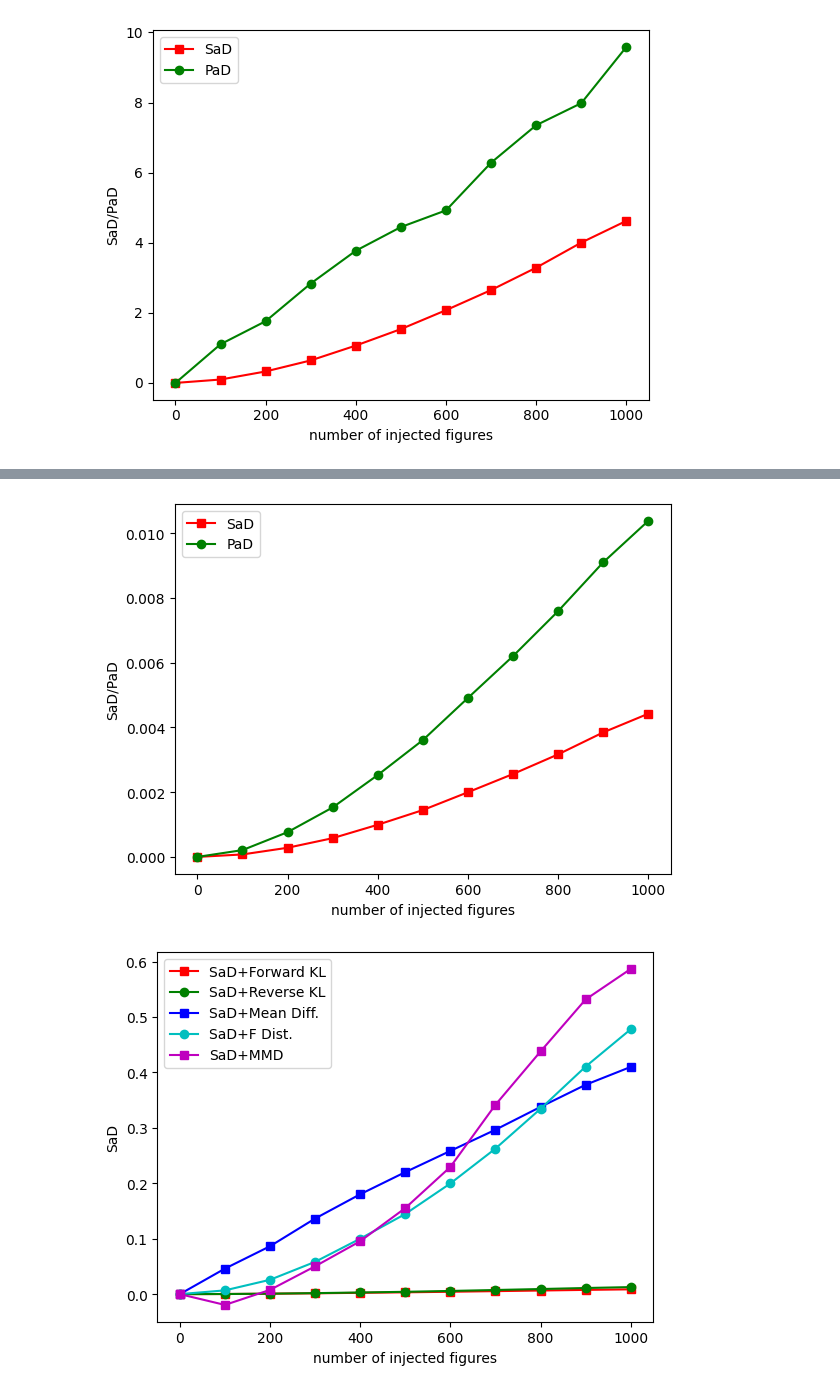
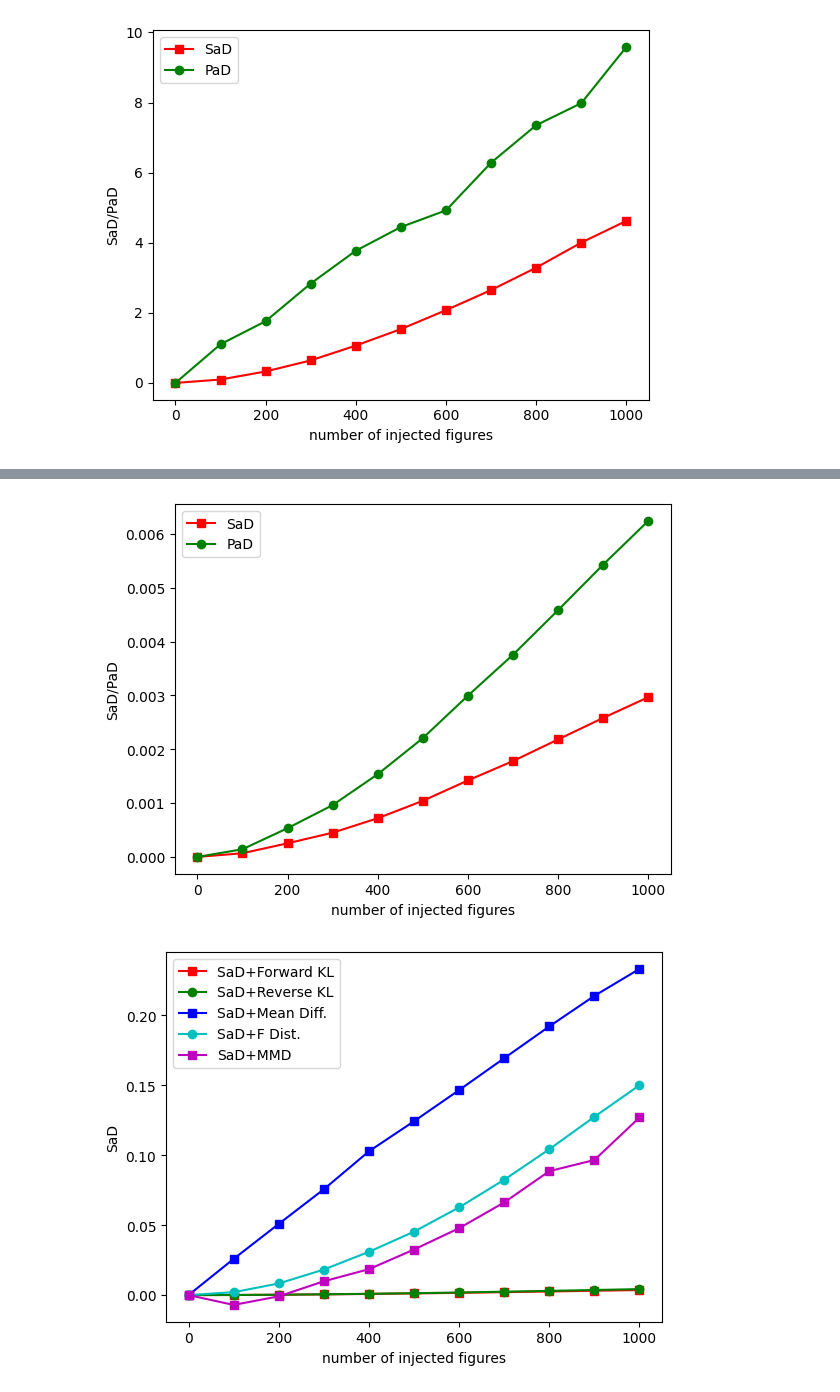
Before and after one commit to wwwfan628/ra_clipscore, a Jupyter notebook: notebooks/plot_figures_20250114.ipynb, the cells around one changed output, grey strips where cells are left out. Saved outputs shown, nothing was run; the diff lists cells and outputs as text; code cells hidden in the pictures.

```diff
--- a/notebooks/plot_figures_20250114.ipynb
+++ b/notebooks/plot_figures_20250114.ipynb
@@ -37,7 +37,8 @@ import pickle
 #折线图
 x = list(range(0,1100,100))#点的横坐标
 # read experiment results from the path
-base_path = '/Users/yifanlu/Desktop/20250114_fig/HCS'
+# base_path = '/Users/yifanlu/Desktop/20250114_fig/HCS'
+base_path = '/Users/yifanlu/Desktop/20250130_figs/results_dir/HCS'
 dirs = sorted((f for f in os.listdir(base_path) if f.startswith("CelebA_5K")), key=my_key)
 sad = [0]
 pad = [0]
@@ -60,7 +61,8 @@ plt.show()
 #折线图
 x = list(range(0,1100,100))#点的横坐标
 # read experiment results from the path
-base_path = '/Users/yifanlu/Desktop/20250114_fig/dualCS'
+# base_path = '/Users/yifanlu/Desktop/20250114_fig/dualCS'
+base_path = '/Users/yifanlu/Desktop/20250130_figs/results_dir/dualCS'
 dirs = sorted((f for f in os.listdir(base_path) if f.startswith("CelebA_5K")), key=my_key)
 sad = [0]
 pad = [0]
@@ -78,43 +80,44 @@ plt.legend(loc = "best")    #图例
 plt.savefig('dualcs_GD_FKL.png', bbox_inches='tight')
 plt.show()
 # %% [output]
-[figure, old version]
+[figure, new version]
 # %%
 #折线图
 x = list(range(0,1100,100))#点的横坐标
 # read experiment results from the path
-base_path = '/Users/yifanlu/Desktop/20250114_fig/HCS'
+# base_path = '/Users/yifanlu/Desktop/20250114_fig/HCS'
+base_path = '/Users/yifanlu/Desktop/20250130_figs/results_dir/HCS'
 dirs = sorted((f for f in os.listdir(base_path) if f.startswith("CelebA_5K")), key=my_key)
 
 sad_fkl = [0]
 sad_rkl = [0]
 sad_md = [0]
 sad_fd = [0]
 sad_mmd = [0]
 
 for dir in dirs:
     dir_path = os.path.join(base_path, dir)
     with open(f'{dir_path}/experiment_results_dict.pkl', 'rb') as f:
         results = pickle.load(f)
         sad_fkl.append(results['forward_KL_single'].mean())
         sad_rkl.append(results['reverse_KL_single'].mean())
         sad_md.append(results['mean_difference_single'].mean())
         sad_fd.append(results['f_distance_single'].mean())
         sad_mmd.append(results['kernel_distance_single'].mean()*0.0001)
 
 plt.plot(x,sad_fkl,'s-',color = 'r',label="SaD+Forward KL")#s-:方形
 plt.plot(x,sad_rkl,'o-',color = 'g',label="SaD+Reverse KL")#o-:圆形
 plt.plot(x,sad_md,'s-',color = 'b',label="SaD+Mean Diff.")#s-:方形
 plt.plot(x,sad_fd,'o-',color = 'c',label="SaD+F Dist.")#o-:圆形
 plt.plot(x,sad_mmd,'s-',color = 'm',label="SaD+MMD")#s-:方形
 
 plt.xlabel("number of injected figures")#横坐标名字
 plt.ylabel("SaD")#纵坐标名字
 plt.legend(loc = "best")#图例
 plt.savefig('hcs_sad.png', bbox_inches='tight')
 plt.show()
 # %% [output]
-[figure, old version]
+[figure, new version]
 # %%
 #折线图
 x = list(range(0,1100,100))#点的横坐标
```
Also changed, not shown: parts of 6 cells of this notebook, 3 other files.
